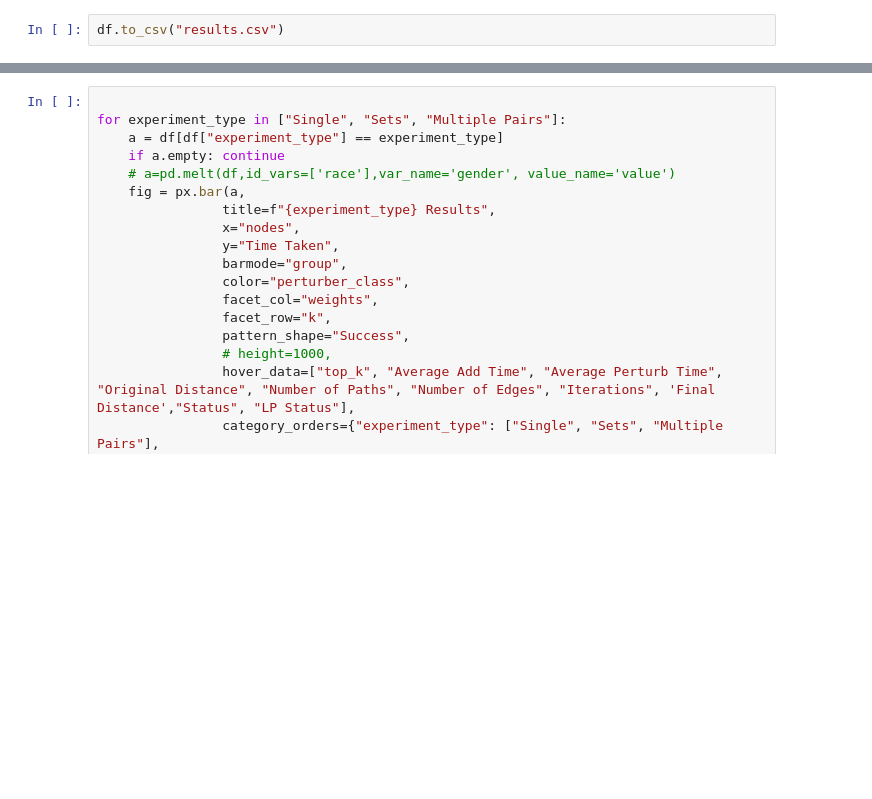
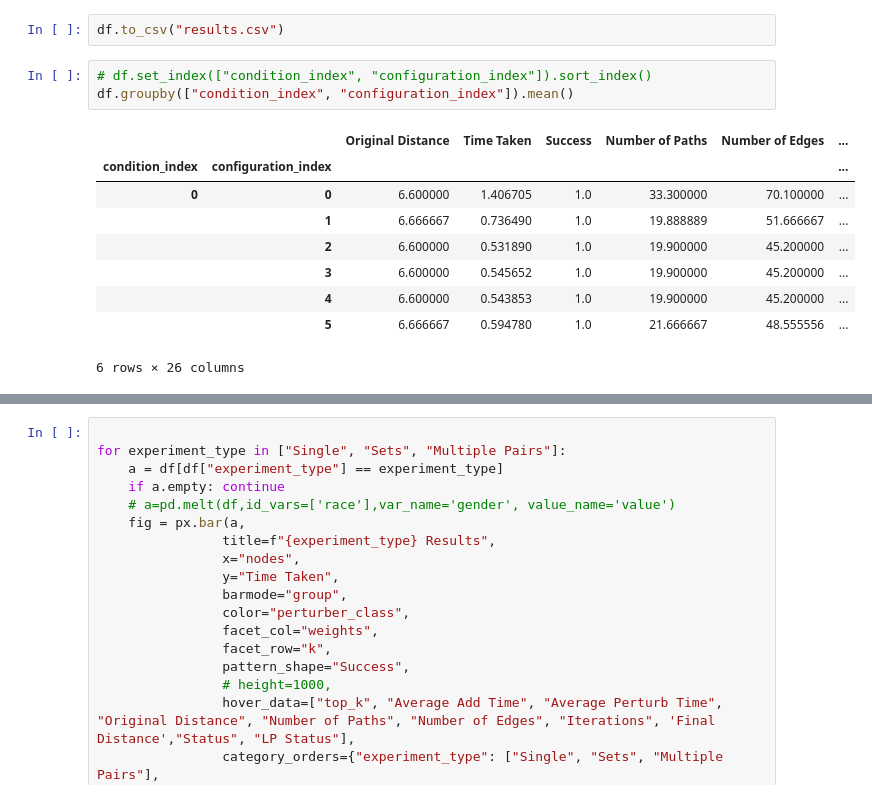
Before and after one commit to blake-gaines/PerturbSpanners, a Jupyter notebook: view_results.ipynb, the cells around one changed output, grey strips where cells are left out. Saved outputs shown, nothing was run; the diff lists cells and outputs as text; blank space fills up the shorter version.

```diff
--- a/view_results.ipynb
+++ b/view_results.ipynb
@@ -42,3 +33,16 @@ df["Average Add Time"] = df["Add Times"].map(lambda x: sum(x) / len(x) if len(x)
 df["Average Perturb Time"] = df["Perturb Times"].map(lambda x: sum(x) / len(x) if len(x)>0 else None)
 # %%
 df.to_csv("results.csv")
+# %%
+# df.set_index(["condition_index", "configuration_index"]).sort_index()
+df.groupby(["condition_index", "configuration_index"]).mean()
+# %% [output]
+|  |  | Original Distance | Time Taken | Success | Number of Paths | Number of Edges | ... |
+| condition_index | configuration_index |  |  |  |  |  | ... |
+| 0 | 0 | 6.600000 | 1.406705 | 1.0 | 33.300000 | 70.100000 | ... |
+|  | 1 | 6.666667 | 0.736490 | 1.0 | 19.888889 | 51.666667 | ... |
+|  | 2 | 6.600000 | 0.531890 | 1.0 | 19.900000 | 45.200000 | ... |
+|  | 3 | 6.600000 | 0.545652 | 1.0 | 19.900000 | 45.200000 | ... |
+|  | 4 | 6.600000 | 0.543853 | 1.0 | 19.900000 | 45.200000 | ... |
+|  | 5 | 6.666667 | 0.594780 | 1.0 | 21.666667 | 48.555556 | ... |
+6 rows × 26 columns
```
Also changed, not shown: parts of 4 cells of this notebook, 2 other files.
